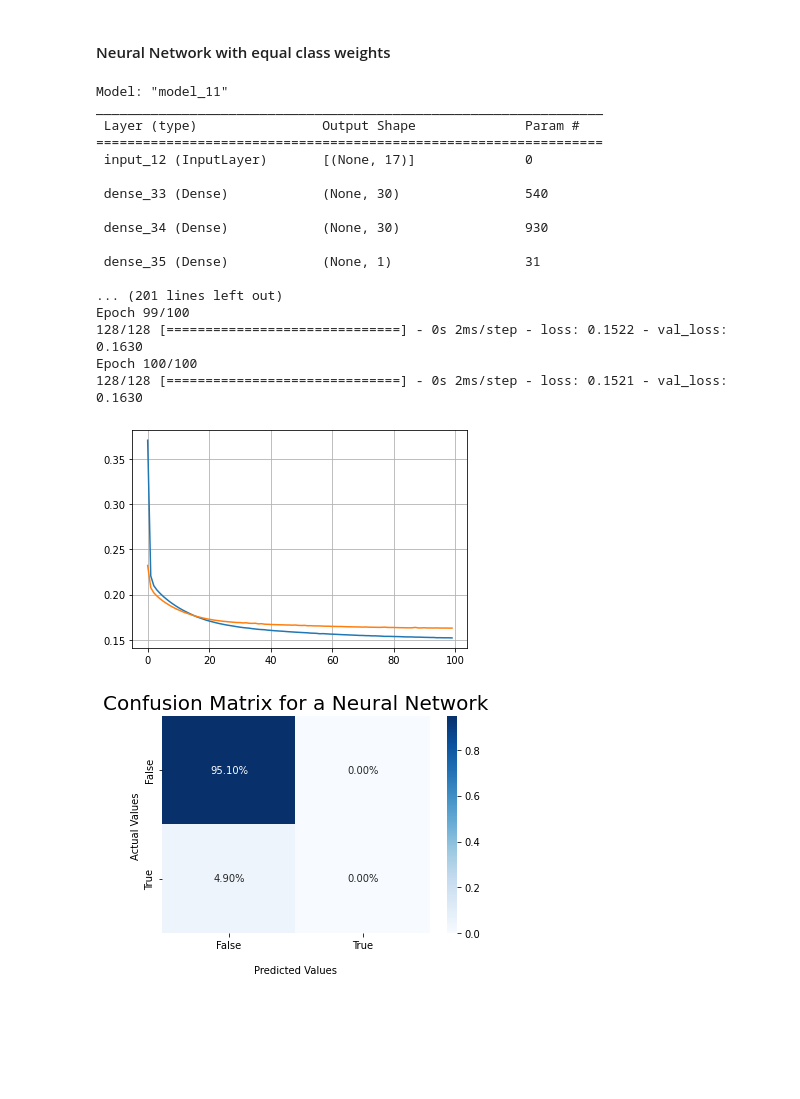
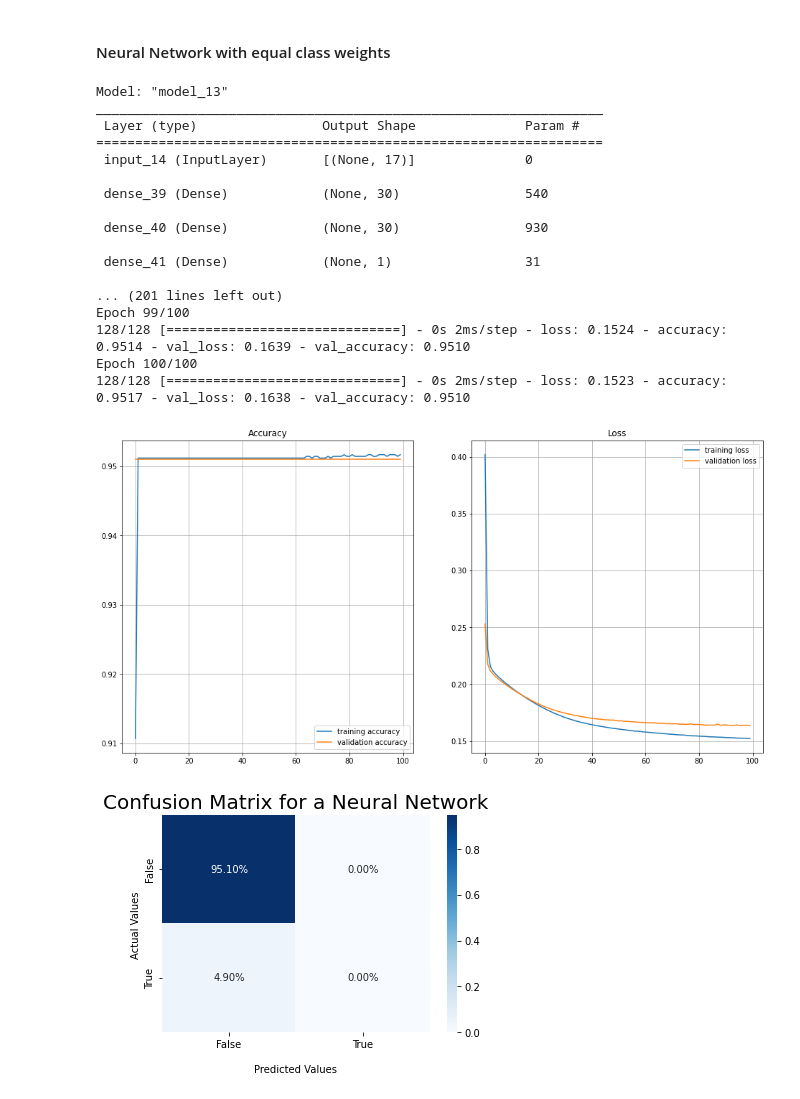
Before and after one commit to bori00/Stroke-Predictor, a Jupyter notebook: Stroke_Predictor_ML_Only.ipynb, the cells around one changed output. Drawn from its saved outputs; the diff is of its cells as text; code cells hidden in the pictures; blank space fills up the shorter version.

```diff
--- a/Stroke_Predictor_ML_Only.ipynb
+++ b/Stroke_Predictor_ML_Only.ipynb
@@ -867,6 +886,24 @@ These results are not strong enough to be used in a predictive model on their ow
 ### Experiments with Neural Networks
 # %% [markdown]
 Build an initial, experimental neural network with 2 hidden layers, 30 neurons each.
+# %%
+def plot_loss_accuracy_history(history):
+  plt.figure(figsize=(16, 8))
+
+  plt.subplot(1, 2, 1)
+  plt.plot(pd.DataFrame(history.history['accuracy']))
+  plt.plot(pd.DataFrame(history.history['val_accuracy']))
+  plt.grid(True)
+  plt.title("Accuracy")
+  plt.gca().legend(('training accuracy', 'validation accuracy'))
+
+  plt.subplot(1, 2, 2)
+  plt.plot(pd.DataFrame(history.history['loss']))
+  plt.plot(pd.DataFrame(history.history['val_loss']))
+  plt.grid(True)
+  plt.title("Loss")
+  plt.gca().legend(('training loss', 'validation loss'))
+  plt.show()
 # %% [markdown]
 #### Neural Network with equal class weights
 # %%
@@ -878,33 +915,31 @@ model = keras.models.Model(inputs=[input_], outputs=[output])
 
 model.summary()
 
-model.compile(loss="binary_crossentropy", optimizer=keras.optimizers.SGD(learning_rate=1e-2))
+model.compile(loss="binary_crossentropy", optimizer=keras.optimizers.SGD(learning_rate=1e-2), metrics=['accuracy'])
 history = model.fit(X_train1, y_train1, epochs=100,
                     validation_data=(X_valid1, y_valid1))
 # %% [output]
-Model: "model_11"
+Model: "model_13"
 _________________________________________________________________
  Layer (type)                Output Shape              Param #
 =================================================================
- input_12 (InputLayer)       [(None, 17)]              0
+ input_14 (InputLayer)       [(None, 17)]              0
 
- dense_33 (Dense)            (None, 30)                540
+ dense_39 (Dense)            (None, 30)                540
 
- dense_34 (Dense)            (None, 30)                930
+ dense_40 (Dense)            (None, 30)                930
 
- dense_35 (Dense)            (None, 1)                 31
+ dense_41 (Dense)            (None, 1)                 31
 
 ... (201 lines left out)
 Epoch 99/100
-128/128 [==============================] - 0s 2ms/step - loss: 0.1522 - val_loss: 0.1630
+128/128 [==============================] - 0s 2ms/step - loss: 0.1524 - accuracy: 0.9514 - val_loss: 0.1639 - val_accuracy: 0.9510
 Epoch 100/100
-128/128 [==============================] - 0s 2ms/step - loss: 0.1521 - val_loss: 0.1630
+128/128 [==============================] - 0s 2ms/step - loss: 0.1523 - accuracy: 0.9517 - val_loss: 0.1638 - val_accuracy: 0.9510
-# %%
-plt.plot(pd.DataFrame(history.history))
-plt.grid(True)
-plt.show()
-# %% [output]
-[figure, removed]
+# %%
+plot_loss_accuracy_history(history)
+# %% [output]
+[figure, added]
 # %%
 y_pred = model.predict(X_valid1) >= 0.5
 conf_mat = confusion_matrix(y_valid1, y_pred)
```
Also changed, not shown: parts of 19 cells of this notebook.
